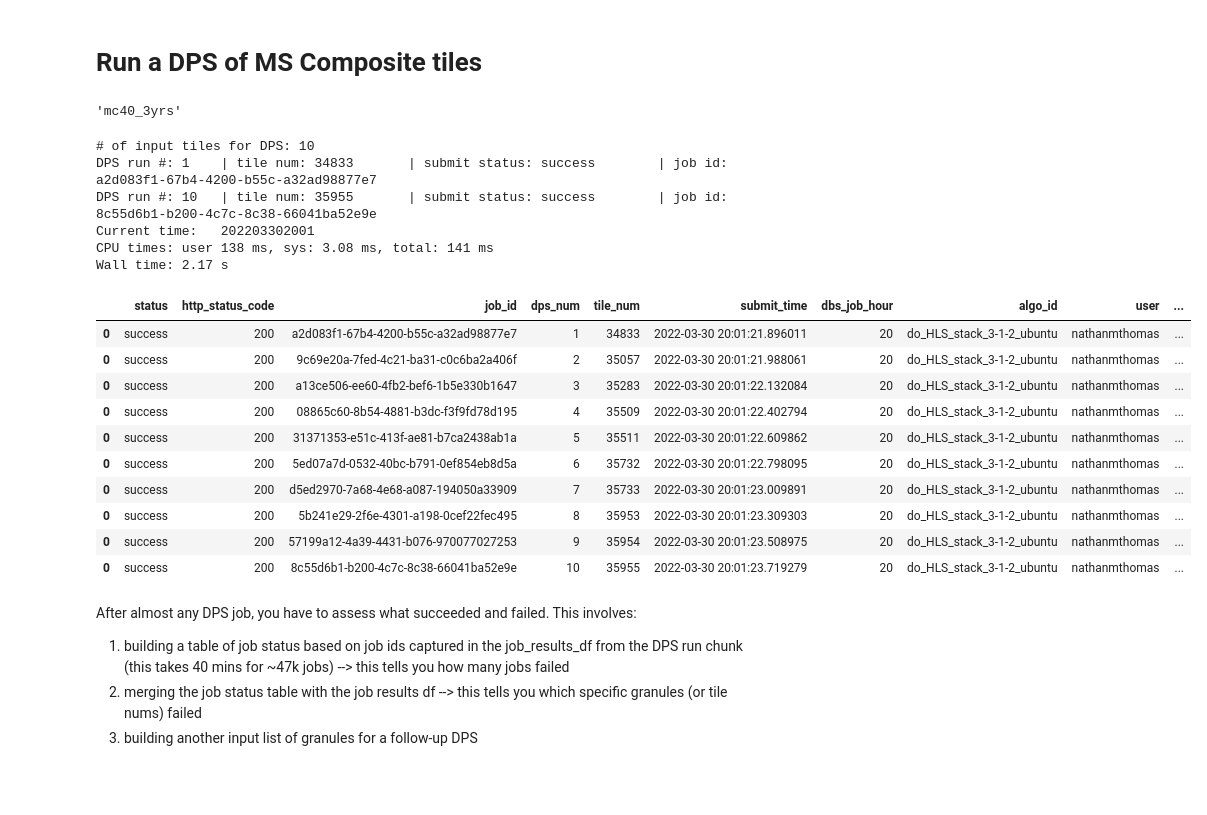
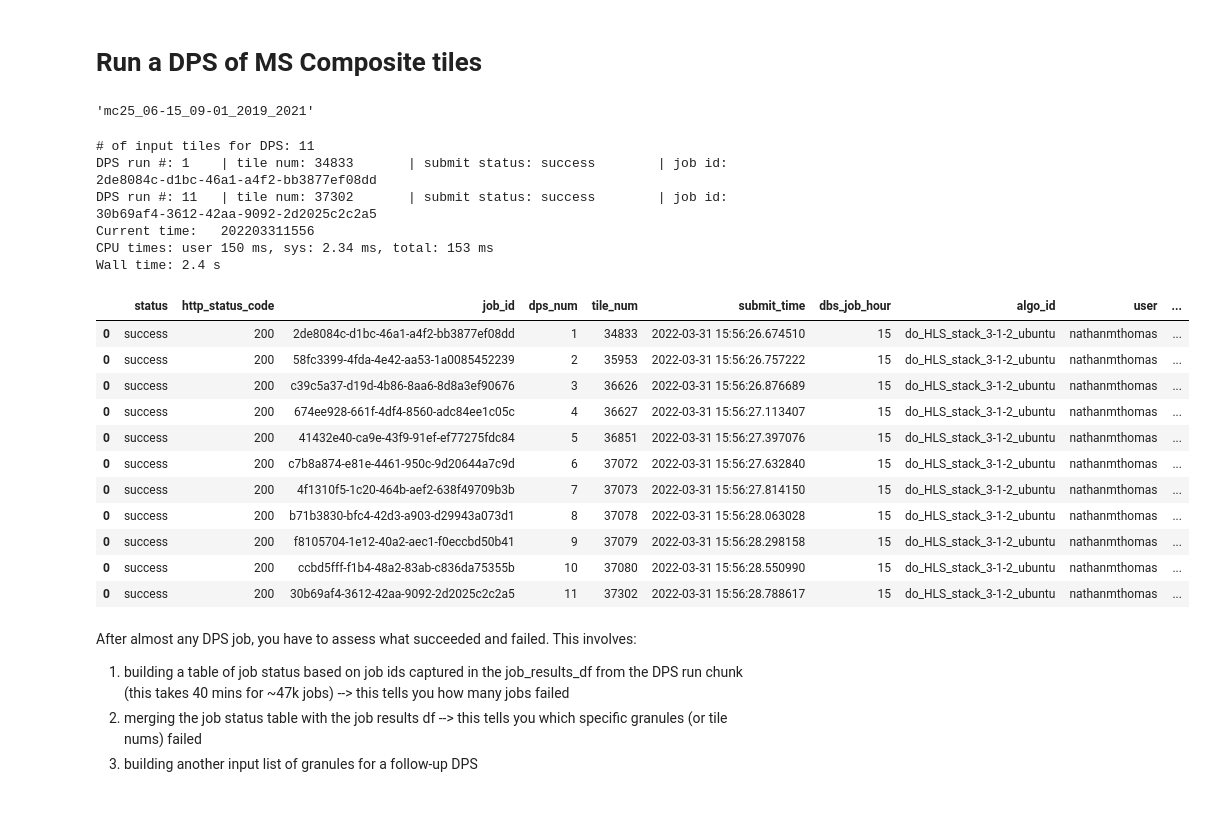
Before and after one commit to lauraduncanson/icesat2_boreal, a Jupyter notebook: notebooks/3.Gridded_product_development/DPS_mscomp_stack.ipynb, the cells around one changed output. Cells and saved outputs as stored; diff of their text form; code cells hidden in the pictures.

```diff
--- a/notebooks/3.Gridded_product_development/DPS_mscomp_stack.ipynb
+++ b/notebooks/3.Gridded_product_development/DPS_mscomp_stack.ipynb
@@ -224,11 +226,15 @@ List length: 79
 # Run a DPS of MS Composite tiles
 # %%
 #DPS_INPUT_TILE_NUM_LIST = DPS_INPUT_TILE_NUM_LIST[2000:2100]
-MAX_CLOUDS = 40
-RUN_NAME = f'mc{MAX_CLOUDS}_3yrs'
+MAX_CLOUDS = 25
+SEASON_START = '06-15'
+SEASON_STOP = '09-01'
+YEAR_START = '2019'
+YEAR_STOP = '2021'
+RUN_NAME = f'mc{MAX_CLOUDS}_{SEASON_START}_{SEASON_STOP}_{YEAR_START}_{YEAR_STOP}'
 RUN_NAME
 # %% [output]
-'mc40_3yrs'
+'mc25_06-15_09-01_2019_2021'
 # %%
 %%time
 submit_results_df_list = []
@@ -250,10 +256,10 @@ for i, INPUT_TILE_NUM in enumerate(DPS_INPUT_TILE_NUM_LIST):
                          'sat_api': 'https://cmr.earthdata.nasa.gov/stac/LPCLOUD',
                         #'sat_api': 'https://landsatlook.usgs.gov/sat-api',
                          'tile_buffer_m': 0,
-                         'start_year': '2019',
-                         'end_year': '2021',
-                         'start_month_day': '06-01',
-                         'end_month_day': '09-15',
+                         'start_year': YEAR_START,
+                         'end_year': YEAR_STOP,
+                         'start_month_day': SEASON_START,
+                         'end_month_day': SEASON_STOP,
                          'max_cloud': MAX_CLOUDS,
                          'composite_type': 'HLS'
         }
@@ -265,49 +271,50 @@ for i, INPUT_TILE_NUM in enumerate(DPS_INPUT_TILE_NUM_LIST):
                                     username=USER,
                                     queue=WORKER_TYPE,
                                     # Args that match yaml
                                     **in_param_dict
         )
 
     # Build a dataframe of submission details
     submit_result['dps_num'] = DPS_num
     submit_result['tile_num'] = INPUT_TILE_NUM
     submit_result['submit_time'] = datetime.datetime.now()
     submit_result['dbs_job_hour'] =datetime.datetime.now().hour
     submit_result['algo_id'] = ALGO_ID
     submit_result['user'] = USER
     submit_result['worker_type'] = WORKER_TYPE
 
     # Append to a list of data frames of submission results
     submit_results_df_list.append(pd.DataFrame([submit_result]))
 
     if DPS_num in [1, 25,50, 100,200,300,400,500, 750, 1000, 1250, 1500, 1750, 2000, 2250, 2500, 2750, 3000, 3250, 3500, 3750, 4000, 4250, 5000, 7000, 9000, 11000, 13000, 15000, 17000, 19000, 21000, 24000, len_input_list]:
         print(f"DPS run #: {DPS_num}\t| tile num: {INPUT_TILE_NUM}\t| submit status: {submit_result['status']}\t| job id: {submit_result['job_id']}")
 
 # Build a final submission results df and save
 submit_results_df = pd.concat(submit_results_df_list)
 submit_results_df['run_name'] = RUN_NAME
 nowtime = pd.Timestamp.now().strftime('%Y%m%d%H%M')
 print(f"Current time:\t{nowtime}")
 submit_results_df.to_csv(f'/projects/my-public-bucket/DPS_{IDENTIFIER}_submission_results_{len_input_list}_{nowtime}.csv')
 submit_results_df
 # %% [output]
-# of input tiles for DPS: 10
-DPS run #: 1    | tile num: 34833       | submit status: success        | job id: a2d083f1-67b4-4200-b55c-a32ad98877e7
-DPS run #: 10   | tile num: 35955       | submit status: success        | job id: 8c55d6b1-b200-4c7c-8c38-66041ba52e9e
-Current time:   202203302001
-CPU times: user 138 ms, sys: 3.08 ms, total: 141 ms
-Wall time: 2.17 s
+# of input tiles for DPS: 11
+DPS run #: 1    | tile num: 34833       | submit status: success        | job id: 2de8084c-d1bc-46a1-a4f2-bb3877ef08dd
+DPS run #: 11   | tile num: 37302       | submit status: success        | job id: 30b69af4-3612-42aa-9092-2d2025c2c2a5
+Current time:   202203311556
+CPU times: user 150 ms, sys: 2.34 ms, total: 153 ms
+Wall time: 2.4 s
 |  | status | http_status_code | job_id | dps_num | tile_num | submit_time | dbs_job_hour | algo_id | user | ... |
-| 0 | success | 200 | a2d083f1-67b4-4200-b55c-a32ad98877e7 | 1 | 34833 | 2022-03-30 20:01:21.896011 | 20 | do_HLS_stack_3-1-2_ubuntu | nathanmthomas | ... |
-| 0 | success | 200 | 9c69e20a-7fed-4c21-ba31-c0c6ba2a406f | 2 | 35057 | 2022-03-30 20:01:21.988061 | 20 | do_HLS_stack_3-1-2_ubuntu | nathanmthomas | ... |
-| 0 | success | 200 | a13ce506-ee60-4fb2-bef6-1b5e330b1647 | 3 | 35283 | 2022-03-30 20:01:22.132084 | 20 | do_HLS_stack_3-1-2_ubuntu | nathanmthomas | ... |
-| 0 | success | 200 | 08865c60-8b54-4881-b3dc-f3f9fd78d195 | 4 | 35509 | 2022-03-30 20:01:22.402794 | 20 | do_HLS_stack_3-1-2_ubuntu | nathanmthomas | ... |
-| 0 | success | 200 | 31371353-e51c-413f-ae81-b7ca2438ab1a | 5 | 35511 | 2022-03-30 20:01:22.609862 | 20 | do_HLS_stack_3-1-2_ubuntu | nathanmthomas | ... |
-| 0 | success | 200 | 5ed07a7d-0532-40bc-b791-0ef854eb8d5a | 6 | 35732 | 2022-03-30 20:01:22.798095 | 20 | do_HLS_stack_3-1-2_ubuntu | nathanmthomas | ... |
-| 0 | success | 200 | d5ed2970-7a68-4e68-a087-194050a33909 | 7 | 35733 | 2022-03-30 20:01:23.009891 | 20 | do_HLS_stack_3-1-2_ubuntu | nathanmthomas | ... |
-| 0 | success | 200 | 5b241e29-2f6e-4301-a198-0cef22fec495 | 8 | 35953 | 2022-03-30 20:01:23.309303 | 20 | do_HLS_stack_3-1-2_ubuntu | nathanmthomas | ... |
-| 0 | success | 200 | 57199a12-4a39-4431-b076-970077027253 | 9 | 35954 | 2022-03-30 20:01:23.508975 | 20 | do_HLS_stack_3-1-2_ubuntu | nathanmthomas | ... |
-| 0 | success | 200 | 8c55d6b1-b200-4c7c-8c38-66041ba52e9e | 10 | 35955 | 2022-03-30 20:01:23.719279 | 20 | do_HLS_stack_3-1-2_ubuntu | nathanmthomas | ... |
+| 0 | success | 200 | 2de8084c-d1bc-46a1-a4f2-bb3877ef08dd | 1 | 34833 | 2022-03-31 15:56:26.674510 | 15 | do_HLS_stack_3-1-2_ubuntu | nathanmthomas | ... |
+| 0 | success | 200 | 58fc3399-4fda-4e42-aa53-1a0085452239 | 2 | 35953 | 2022-03-31 15:56:26.757222 | 15 | do_HLS_stack_3-1-2_ubuntu | nathanmthomas | ... |
+| 0 | success | 200 | c39c5a37-d19d-4b86-8aa6-8d8a3ef90676 | 3 | 36626 | 2022-03-31 15:56:26.876689 | 15 | do_HLS_stack_3-1-2_ubuntu | nathanmthomas | ... |
+| 0 | success | 200 | 674ee928-661f-4df4-8560-adc84ee1c05c | 4 | 36627 | 2022-03-31 15:56:27.113407 | 15 | do_HLS_stack_3-1-2_ubuntu | nathanmthomas | ... |
+| 0 | success | 200 | 41432e40-ca9e-43f9-91ef-ef77275fdc84 | 5 | 36851 | 2022-03-31 15:56:27.397076 | 15 | do_HLS_stack_3-1-2_ubuntu | nathanmthomas | ... |
+| 0 | success | 200 | c7b8a874-e81e-4461-950c-9d20644a7c9d | 6 | 37072 | 2022-03-31 15:56:27.632840 | 15 | do_HLS_stack_3-1-2_ubuntu | nathanmthomas | ... |
+| 0 | success | 200 | 4f1310f5-1c20-464b-aef2-638f49709b3b | 7 | 37073 | 2022-03-31 15:56:27.814150 | 15 | do_HLS_stack_3-1-2_ubuntu | nathanmthomas | ... |
+| 0 | success | 200 | b71b3830-bfc4-42d3-a903-d29943a073d1 | 8 | 37078 | 2022-03-31 15:56:28.063028 | 15 | do_HLS_stack_3-1-2_ubuntu | nathanmthomas | ... |
+| 0 | success | 200 | f8105704-1e12-40a2-aec1-f0eccbd50b41 | 9 | 37079 | 2022-03-31 15:56:28.298158 | 15 | do_HLS_stack_3-1-2_ubuntu | nathanmthomas | ... |
+| 0 | success | 200 | ccbd5fff-f1b4-48a2-83ab-c836da75355b | 10 | 37080 | 2022-03-31 15:56:28.550990 | 15 | do_HLS_stack_3-1-2_ubuntu | nathanmthomas | ... |
+| 0 | success | 200 | 30b69af4-3612-42aa-9092-2d2025c2c2a5 | 11 | 37302 | 2022-03-31 15:56:28.788617 | 15 | do_HLS_stack_3-1-2_ubuntu | nathanmthomas | ... |
 # %% [markdown]
 After almost any DPS job, you have to assess what succeeded and failed. This involves:
 1. building a table of job status based on job ids captured in the job_results_df from the DPS run chunk (this takes 40 mins for ~47k jobs) --> this tells you how many jobs failed
```
Also changed, not shown: parts of 10 cells of this notebook, 1 other file.
